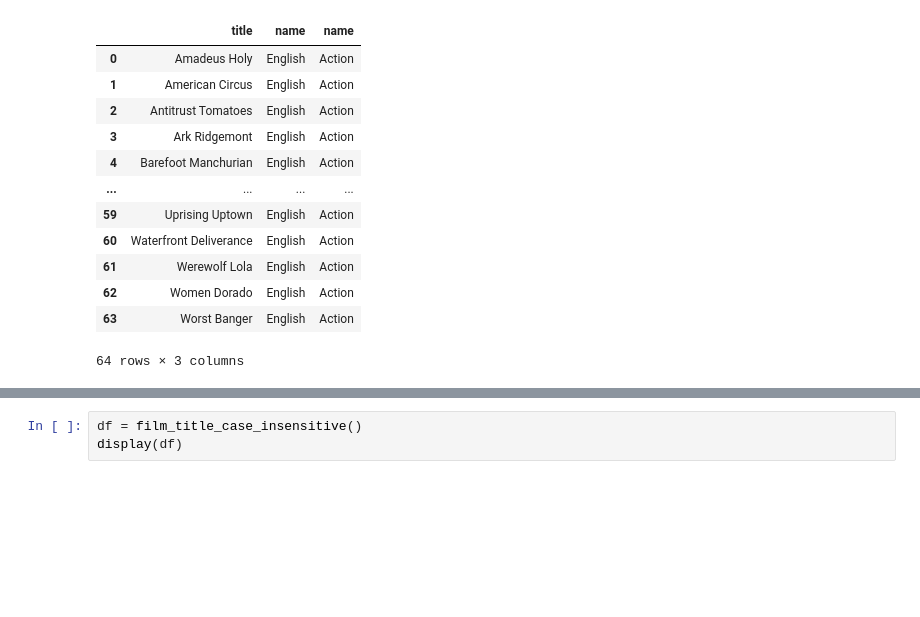
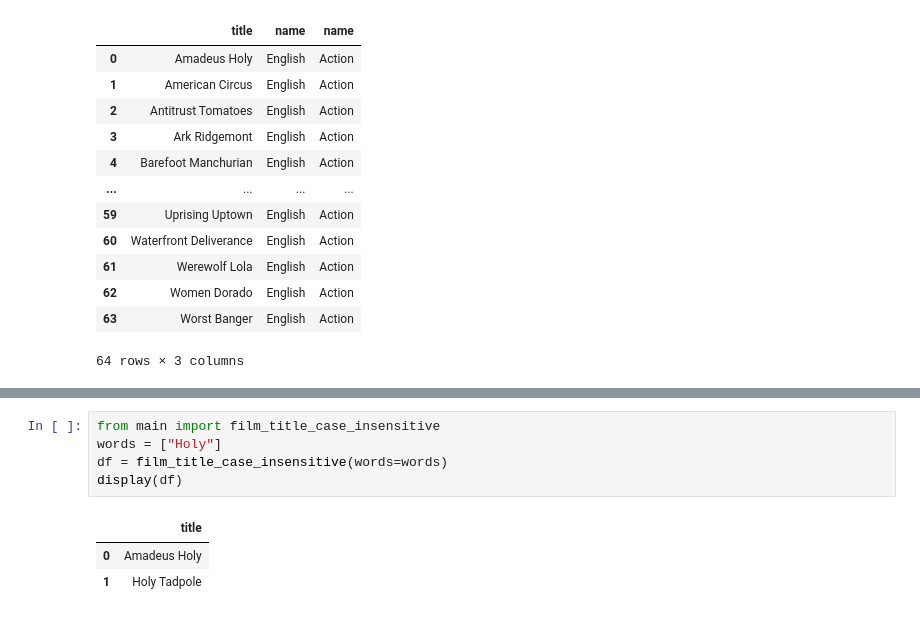
Before and after one commit to mayyyk/databases_labs, a Jupyter notebook: lab_4-sql-posix/sprawozdanie.ipynb, the cells around one changed output, grey strips where cells are left out. Saved outputs shown, nothing was run; the diff lists cells and outputs as text; blank space fills up the shorter version.

```diff
--- a/lab_4-sql-posix/sprawozdanie.ipynb
+++ b/lab_4-sql-posix/sprawozdanie.ipynb
@@ -330,3 +333,9 @@ LINE 7:         WHERE f.title LIKE 'Amadeus Holy'
-# %%
-df = film_title_case_insensitive()
-display(df)
+# %%
+from main import film_title_case_insensitive
+words = ["Holy"]
+df = film_title_case_insensitive(words=words)
+display(df)
+# %% [output]
+|  | title |
+| 0 | Amadeus Holy |
+| 1 | Holy Tadpole |
```
Also changed, not shown: parts of 1 cell of this notebook, 1 other file.
